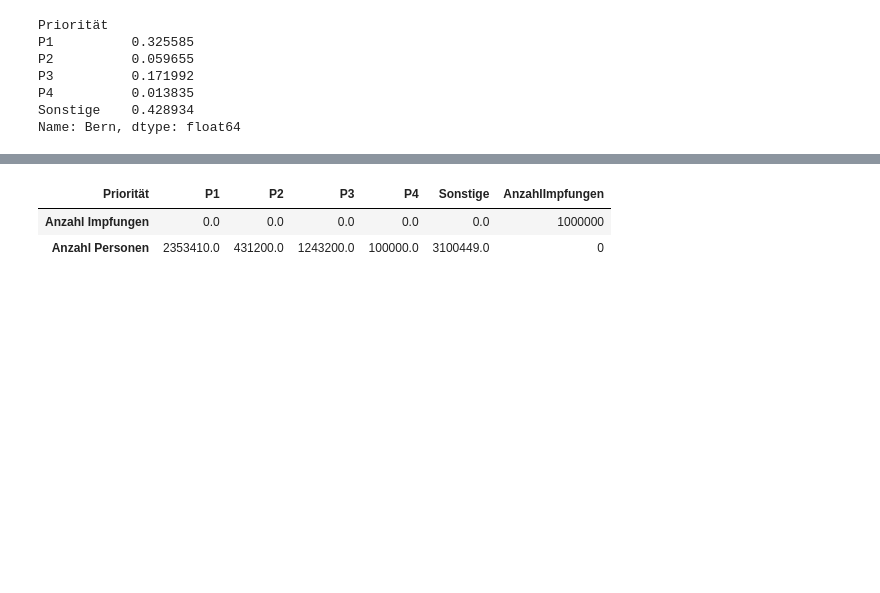
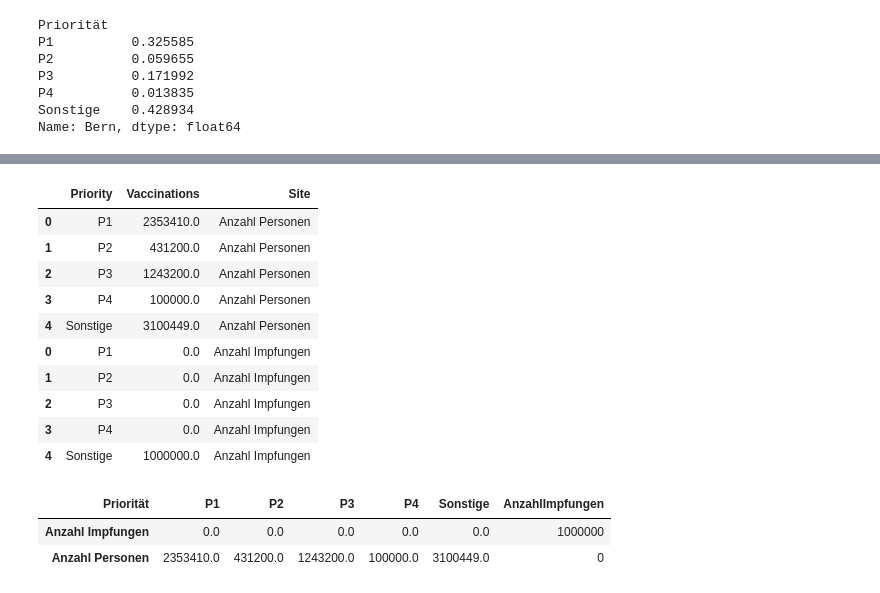
Before and after one commit to Kim-Morgaine/-petproject_impfcounter, a Jupyter notebook: vis_exploration.ipynb, the cells around one changed output, grey strips where cells are left out. Saved outputs shown, nothing was run; the diff lists cells and outputs as text; code cells hidden in the pictures; blank space fills up the shorter version.

```diff
--- a/vis_exploration.ipynb
+++ b/vis_exploration.ipynb
@@ -93,0 +176,8 @@ impf_plt
+# %%
+impf_ = impf.groupby("Priorität").sum()
+impf_ =impf_[["Grösse der Zielgruppe schweizweit laut BAG-Schätzung"]]
+d1 = impf_.rename(columns={"Priorität": "Priority","Grösse der Zielgruppe schweizweit laut BAG-Schätzung":"Vaccinations"}).reset_index()
+d1["Site"] = list(np.repeat("Anzahl Personen", 5))
+# %%
+d1 = d1.rename(columns={"Priorität": "Priority"})
+d1
@@ -93,0 +191,3 @@ impf_plt
+# %%
+d2 = pd.DataFrame({'Priority': ["P1","P2","P3","P4","Sonstige"], 'Vaccinations': [0,0,0,0,1000000], "Site" : list(np.repeat("Anzahl Impfungen", 5))})
+d2
@@ -94,3 +201,19 @@ impf_plt
+# %%
+df = pd.concat([d1, d2])
+# %%
+df
+# %% [output]
+|  | Priority | Vaccinations | Site |
+| 0 | P1 | 2353410.0 | Anzahl Personen |
+| 1 | P2 | 431200.0 | Anzahl Personen |
+| 2 | P3 | 1243200.0 | Anzahl Personen |
+| 3 | P4 | 100000.0 | Anzahl Personen |
+| 4 | Sonstige | 3100449.0 | Anzahl Personen |
+| 0 | P1 | 0.0 | Anzahl Impfungen |
+| 1 | P2 | 0.0 | Anzahl Impfungen |
+| 2 | P3 | 0.0 | Anzahl Impfungen |
+| 3 | P4 | 0.0 | Anzahl Impfungen |
+| 4 | Sonstige | 1000000.0 | Anzahl Impfungen |
 # %%
 impf_plt = pd.DataFrame(np.array([[0,0,0,0,0,1000000]]), columns=['P1', 'P2', 'P3', 'P4', 'Sonstige', 'AnzahlImpfungen']).append(impf_plt, ignore_index=True)
 impf_plt = impf_plt.rename(index={0: "Anzahl Impfungen",1: "Anzahl Personen"})
```
Also changed, not shown: parts of 18 cells of this notebook, 3 other files.
